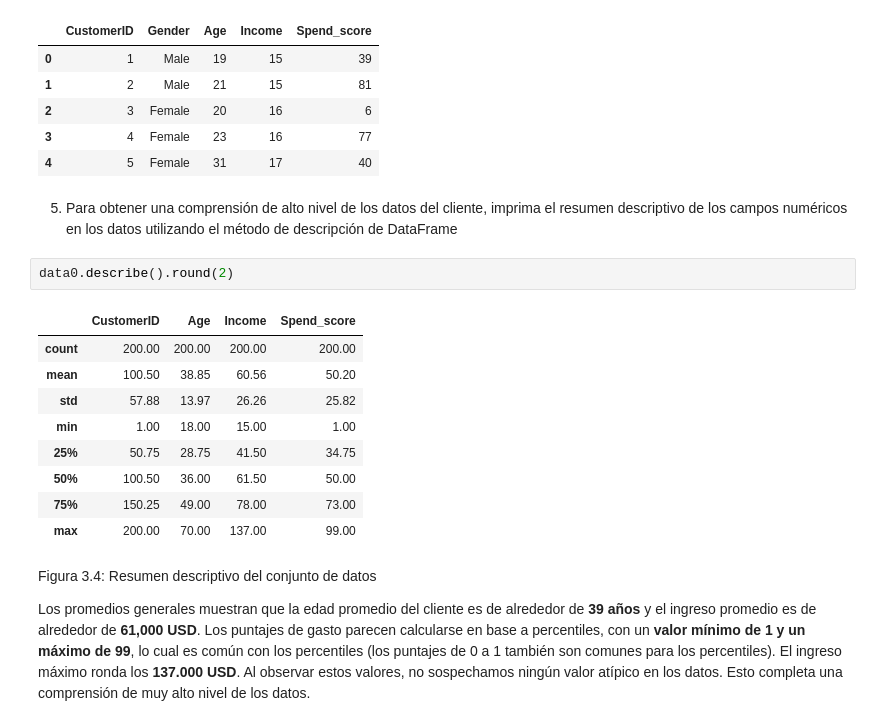
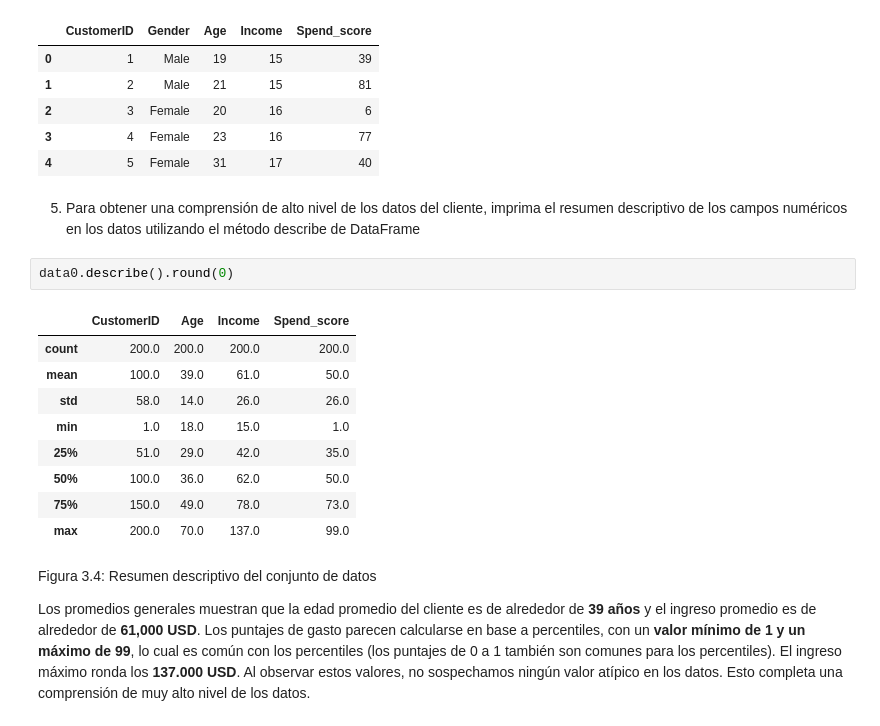
Before and after one commit to limspiga/customer-analytics, a Jupyter notebook: week-2a/customer_analytics_week_2a.ipynb, the cells around one changed output. Cells and saved outputs as stored; diff of their text form.

```diff
--- a/week-2a/customer_analytics_week_2a.ipynb
+++ b/week-2a/customer_analytics_week_2a.ipynb
@@ -126,19 +126,19 @@ data0.head()
 | 3 | 4 | Female | 23 | 16 | 77 |
 | 4 | 5 | Female | 31 | 17 | 40 |
 # %% [markdown]
-5. Para obtener una comprensión de alto nivel de los datos del cliente, imprima el resumen descriptivo de los campos numéricos en los datos utilizando el método de descripción de DataFrame
+5. Para obtener una comprensión de alto nivel de los datos del cliente, imprima el resumen descriptivo de los campos numéricos en los datos utilizando el método describe de DataFrame
 # %%
-data0.describe().round(2)
+data0.describe().round(0)
 # %% [output]
 |  | CustomerID | Age | Income | Spend_score |
-| count | 200.00 | 200.00 | 200.00 | 200.00 |
-| mean | 100.50 | 38.85 | 60.56 | 50.20 |
-| std | 57.88 | 13.97 | 26.26 | 25.82 |
-| min | 1.00 | 18.00 | 15.00 | 1.00 |
-| 25% | 50.75 | 28.75 | 41.50 | 34.75 |
-| 50% | 100.50 | 36.00 | 61.50 | 50.00 |
-| 75% | 150.25 | 49.00 | 78.00 | 73.00 |
-| max | 200.00 | 70.00 | 137.00 | 99.00 |
+| count | 200.0 | 200.0 | 200.0 | 200.0 |
+| mean | 100.0 | 39.0 | 61.0 | 50.0 |
+| std | 58.0 | 14.0 | 26.0 | 26.0 |
+| min | 1.0 | 18.0 | 15.0 | 1.0 |
+| 25% | 51.0 | 29.0 | 42.0 | 35.0 |
+| 50% | 100.0 | 36.0 | 62.0 | 50.0 |
+| 75% | 150.0 | 49.0 | 78.0 | 73.0 |
+| max | 200.0 | 70.0 | 137.0 | 99.0 |
 # %% [markdown]
 Figura 3.4: Resumen descriptivo del conjunto de datos
 
```
Also changed, not shown: parts of 37 cells of this notebook, 1 other file.
